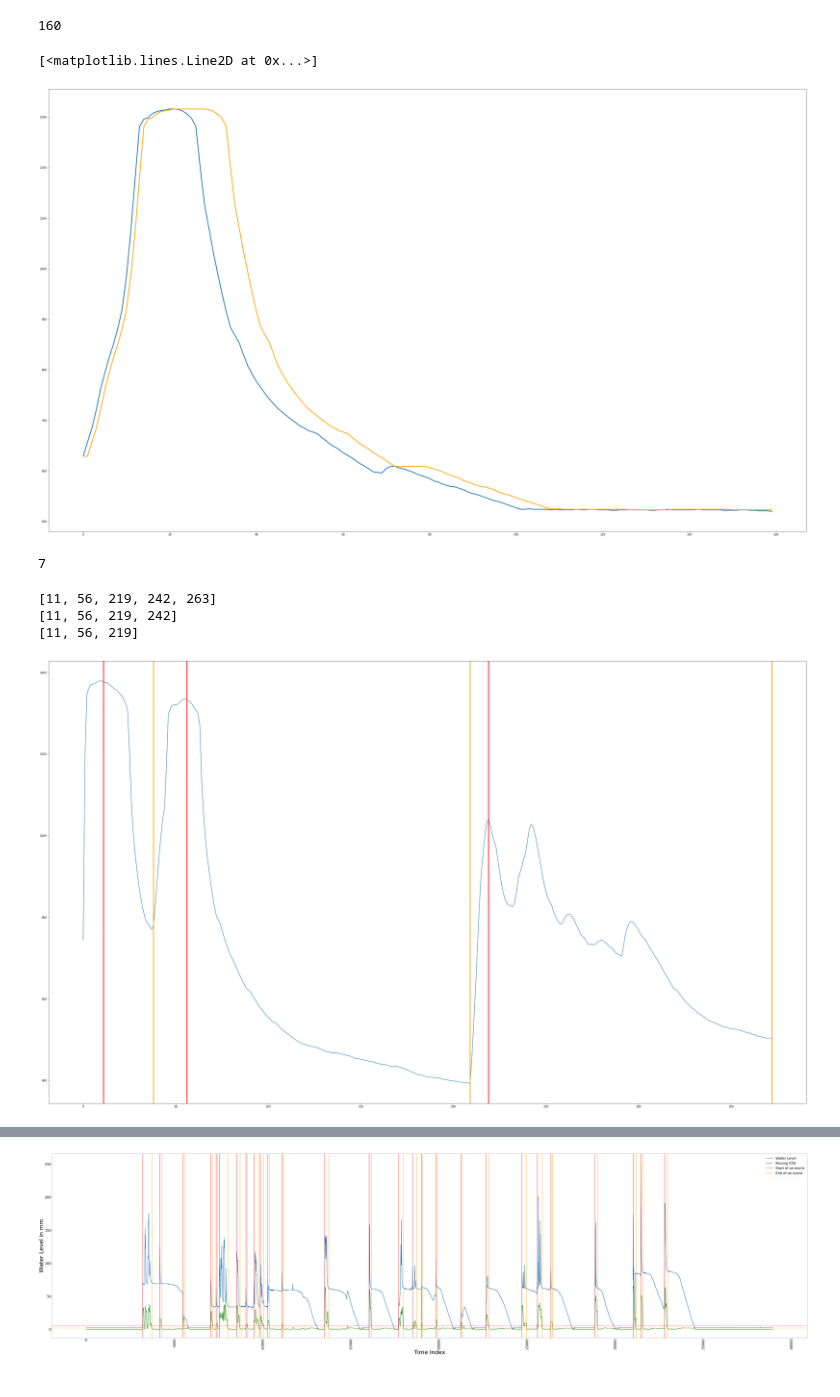
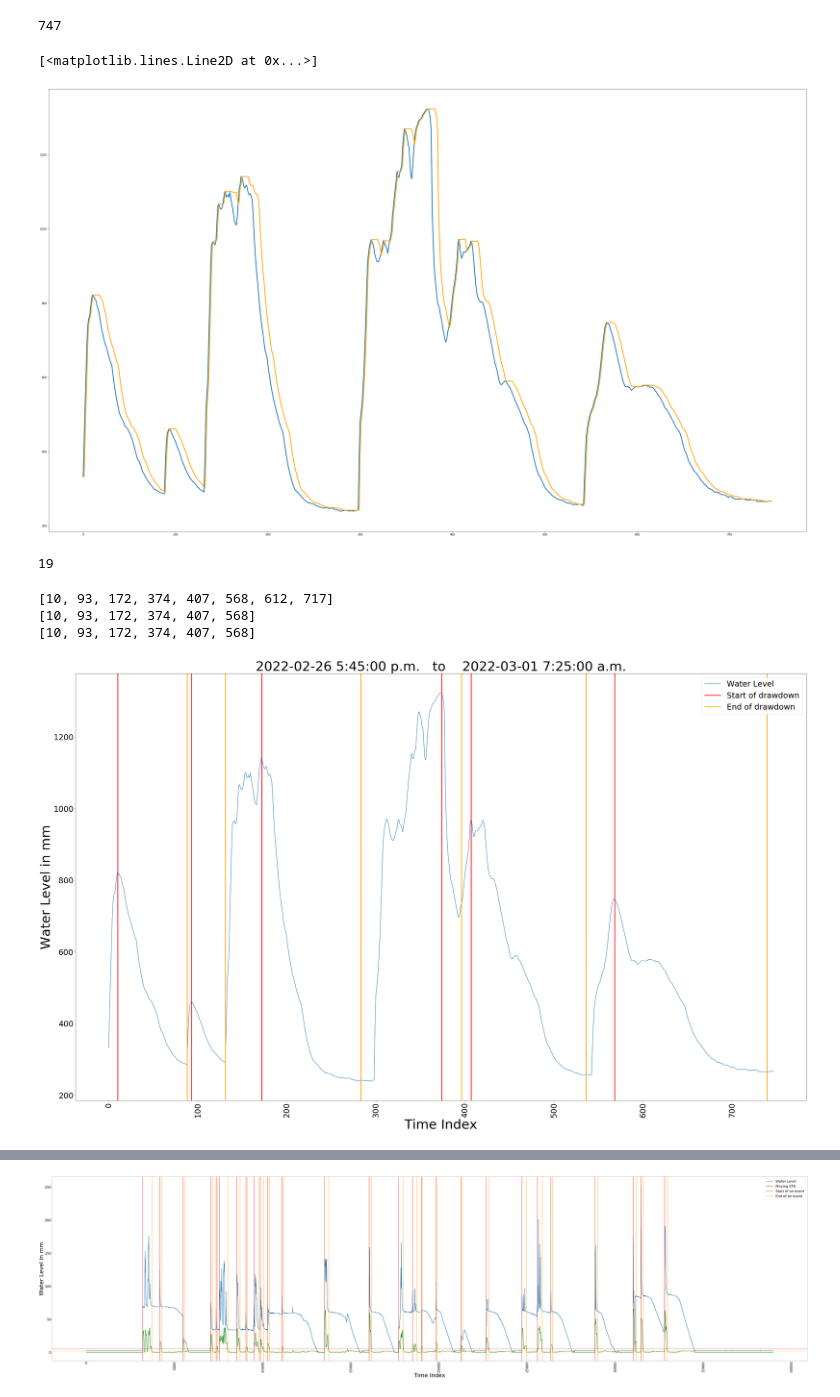
Before and after one commit to hasibum/m2pi22-Novion-Project, a Jupyter notebook: water_level_data.ipynb, the cells around one changed output, grey strips where cells are left out. Drawn from its saved outputs; the diff is of its cells as text; code cells hidden in the pictures.

```diff
--- a/water_level_data.ipynb
+++ b/water_level_data.ipynb
@@ -23,22 +16,22 @@ pd.to_datetime(sADF["Timestamp"]);
 pd.to_datetime(sBDF["Timestamp"]);
 # %%
 def IdentifyEvents_3(df,dry_hours_skip,moving_hours):
-    #  This method use moving STD (std_mov) (last 6 hours) for start and end of an event
-    # For the start of an event use: std_mov > mean (std_mov)
-    # To detect the end of an event use: std_mov < range(std_mov)*2%
-    skip=int(dry_hours_skip*(60/5))    # 6 hours of no significant change in water level means start of another event
-    wlc_mm=np.diff(df[" Water Level [m]"])*1000 # water level change measured in mm
+    #  This method use moving STD (std_mov) (last (moving_hours) hours) for start and end of an event
+    # For the start of an event use: std_mov > *8 percent of range of std_mov
+    # To detect the end of an event use: std_mov < 3 percentage of range of std_mov
+    skip=int(dry_hours_skip*(60/5))    # (dry_hours_skip) hours of no significant change in water level means start of another event
+    #wlc_mm=np.diff(df[" Water Level [m]"])*1000 # water level change measured in mm
     wl_mm=df[" Water Level [m]"].to_numpy()*1000  # water level in mm
 
     ###### this part calculates the moving STD
-    std_mov=moving_std(df,moving_hours)
-    rng3p=np.max(std_mov)*(3/100)
-    rng8p=np.max(std_mov)*(7.5/100)
+    std_mov=moving_std(df,moving_hours)      # calculates STD of last (moving_hours) hours
+    rng3p=np.max(std_mov)*(3/100)            # 3 percent of the range of moving STD
+    rng8p=np.max(std_mov)*(7.5/100)          # 7.5 percent of the range of moving STD
     ########################################
 
-    nre=True
+    nre=True     #indicator if the current time falls under "No Rain Event" or not
     # rpc=0
-    dpc=0
+    #dpc=0
     start_time=[]
     end_time=[]
     start_index=[]
@@ -210,6 +204,7 @@ plt.show()
 # %%
+# This part draws a particular event with moving MAX
 buffer=3
-index=8
+index=2
 max_mov=moving_max(sADF[start_indexA[index]-buffer:end_indexA[index]+buffer],0.5)
 std_mov=moving_std(sADF[start_indexA[index]-buffer:end_indexA[index]+buffer],0.5)
 wl=water_levelA[start_indexA[index]-buffer:end_indexA[index]+buffer+1]
@@ -218,11 +213,11 @@ plt.figure(figsize=(50, 30))
 plt.plot(wl,linewidth=3)
 plt.plot(max_mov,linewidth=3,color="orange")
 # %% [output]
-160
+747
 [<matplotlib.lines.Line2D at 0x...>]
-[figure, old version]
+[figure, new version]
 # %%
-# finding peak and bottom
+# finding peak and bottom (wellflood duration)
 np.size(wl)
 np.size(std_mov)
 start=[]
@@ -239,9 +234,9 @@ while i <np.size(wl)-1:
     i+=1
 np.size(start)
 # %% [output]
-7
+19
 # %%
-# Discards peaks that's have very small drawdown
+# Discards peaks that's have very small amount of drawdown
 i=0
 while i<np.size(start)-1:
     if abs(wl[start[i]]-wl[end[i]])<150:
@@ -279,16 +274,23 @@ while i<np.size(start)-1:
         i+=1
 print(start)
 # %% [output]
-[11, 56, 219, 242, 263]
-[11, 56, 219, 242]
-[11, 56, 219]
+[10, 93, 172, 374, 407, 568, 612, 717]
+[10, 93, 172, 374, 407, 568]
+[10, 93, 172, 374, 407, 568]
 # %%
 plt.figure(figsize=(50, 30))
-plt.plot(wl)
+wle,=plt.plot(wl,label="Water Level")
 for i in start:
-    st=plt.axvline(x=i, linewidth=3,color='r',label="Start of an event")
+    st=plt.axvline(x=i, linewidth=3,color='r',label="Start of drawdown")
 for i in end:
-    en=plt.axvline(x=i,linewidth=3, color='orange',label="End of an event")
+    en=plt.axvline(x=i,linewidth=3, color='orange',label="End of drawdown")
+
+plt.xlabel('Time Index',fontsize=50)
+plt.ylabel('Water Level in mm',fontsize=50)
+plt.tick_params(axis='x',labelsize=30,rotation=90)
+plt.tick_params(axis='y',labelsize=30)
+plt.legend(loc = 'best',handles=[wle,st,en],fontsize=30)
+plt.title(start_timeA[index]+"   to    "+end_timeA[index],fontsize=50)
 plt.show()
 # %% [output]
-[figure, old version]
+[figure, new version]
```
Also changed, not shown: parts of 17 cells of this notebook.
